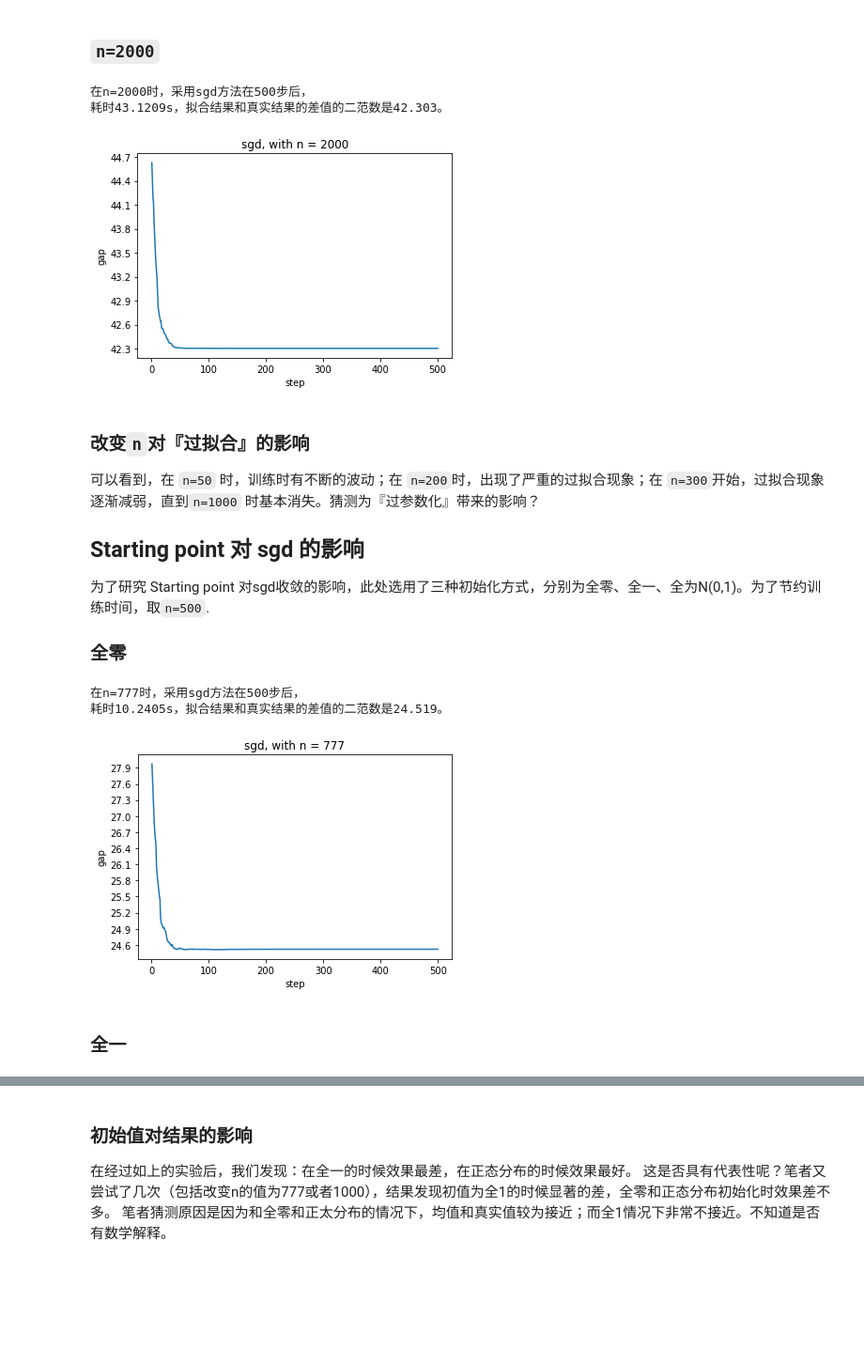
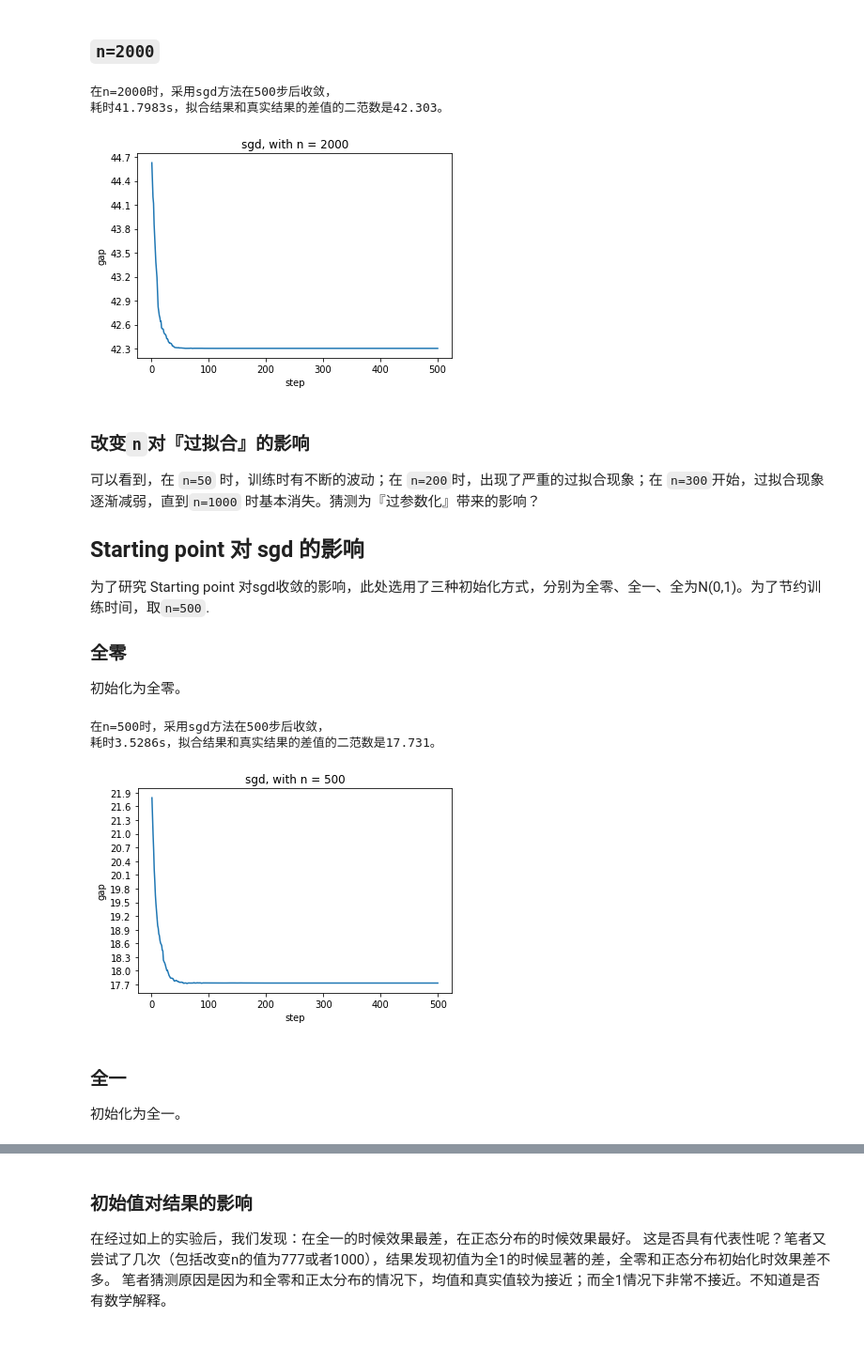
Before and after one commit to merak0514/gradient-descent, a Jupyter notebook: main.ipynb, the cells around one changed output, grey strips where cells are left out. Shown: that part at 94% size. Saved outputs shown, nothing was run; the diff lists cells and outputs as text; code cells hidden in the pictures; blank space fills up the shorter version.

```diff
--- a/main.ipynb
+++ b/main.ipynb
@@ -11,6 +11,7 @@ seed(777)
 n = 50
 m = 200  # 200 个数据
 stop_gap = 0.01  # 停止条件
+print_template = "在n={}时，采用{}方法在{}步后收敛，\n耗时{:.4f}s，拟合结果和真实结果的差值的二范数是{:.3f}。"
 # %% [markdown]
 ## 生成数据
 # %%
@@ -132,11 +133,11 @@ n = 2000
 A, x_gt, b = gen_data_all(m, n)
 gd = GD(n=n, m=m, A=A, b=b, x_gt=x_gt, stop_gap=stop_gap, train_mode="backtracking")
 x_est = gd.run('sgd')
-print(f"在n={gd.n}时，采用sgd方法在{gd.stat_step_count}步后，\n耗时{gd.stat_time:.4f}s，拟合结果和真实结果的差值的二范数是{gd.norm(x_gt, x_est):.3f}。")
+print(print_template.format(gd.n, gd.train_mode, gd.stat_step_count, gd.stat_time, gd.norm(x_gt, x_est)))
 gd.draw_gaps()
 # %% [output]
-在n=2000时，采用sgd方法在500步后，
-耗时43.1209s，拟合结果和真实结果的差值的二范数是42.303。
+在n=2000时，采用sgd方法在500步后收敛，
+耗时41.7983s，拟合结果和真实结果的差值的二范数是42.303。
 [figure]
 # %% [markdown]
 ### 改变`n`对『过拟合』的影响
@@ -146,18 +147,20 @@ gd.draw_gaps()
 
 为了研究 Starting point 对sgd收敛的影响，此处选用了三种初始化方式，分别为全零、全一、全为N(0,1)。为了节约训练时间，取`n=500`.
 ### 全零
+初始化为全零。
 # %%
-n = 777
+n = 500
 A, x_gt, b = gen_data_all(m, n)
 gd = GD(n=n, m=m, A=A, b=b, x_gt=x_gt, stop_gap=stop_gap, train_mode="backtracking")
 x_est = gd.run('sgd', '0')
-print(f"在n={gd.n}时，采用sgd方法在{gd.stat_step_count}步后，\n耗时{gd.stat_time:.4f}s，拟合结果和真实结果的差值的二范数是{gd.norm(x_gt, x_est):.3f}。")
+print(print_template.format(gd.n, gd.train_mode, gd.stat_step_count, gd.stat_time, gd.norm(x_gt, x_est)))
 gd.draw_gaps()
 # %% [output]
-在n=777时，采用sgd方法在500步后，
-耗时10.2405s，拟合结果和真实结果的差值的二范数是24.519。
+在n=500时，采用sgd方法在500步后收敛，
+耗时3.5286s，拟合结果和真实结果的差值的二范数是17.731。
-[figure, old version]
+[figure, new version]
 # %% [markdown]
 ### 全一
+初始化为全一。
 # %%
 x_est = gd.run('sgd', '1')
```
Also changed, not shown: parts of 13 cells of this notebook.
